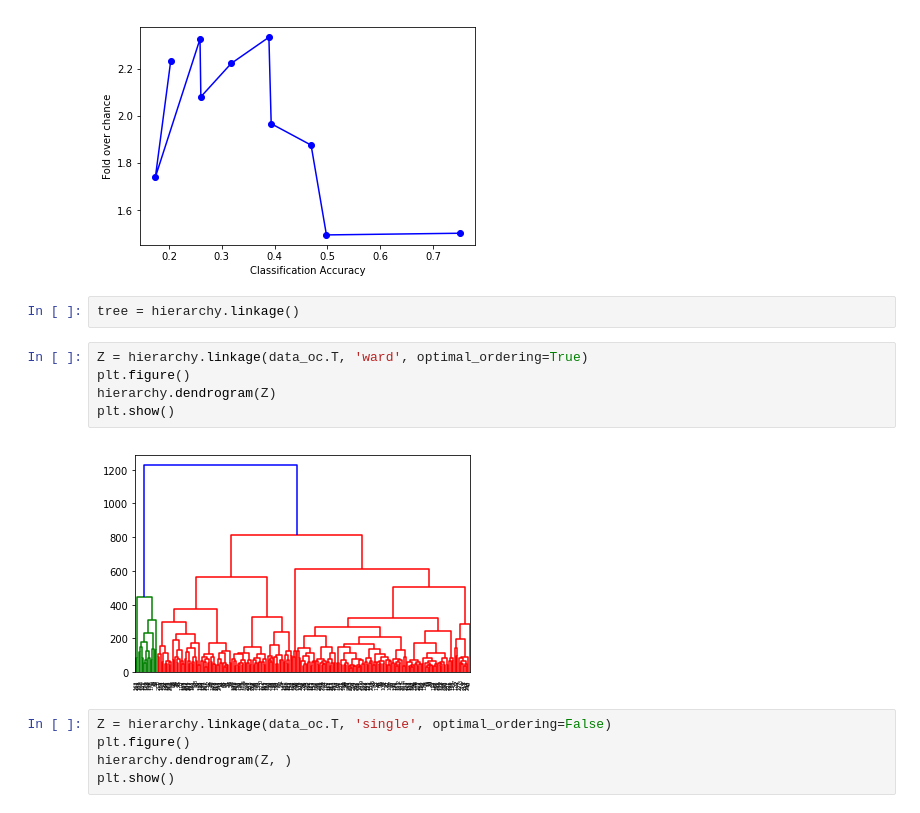
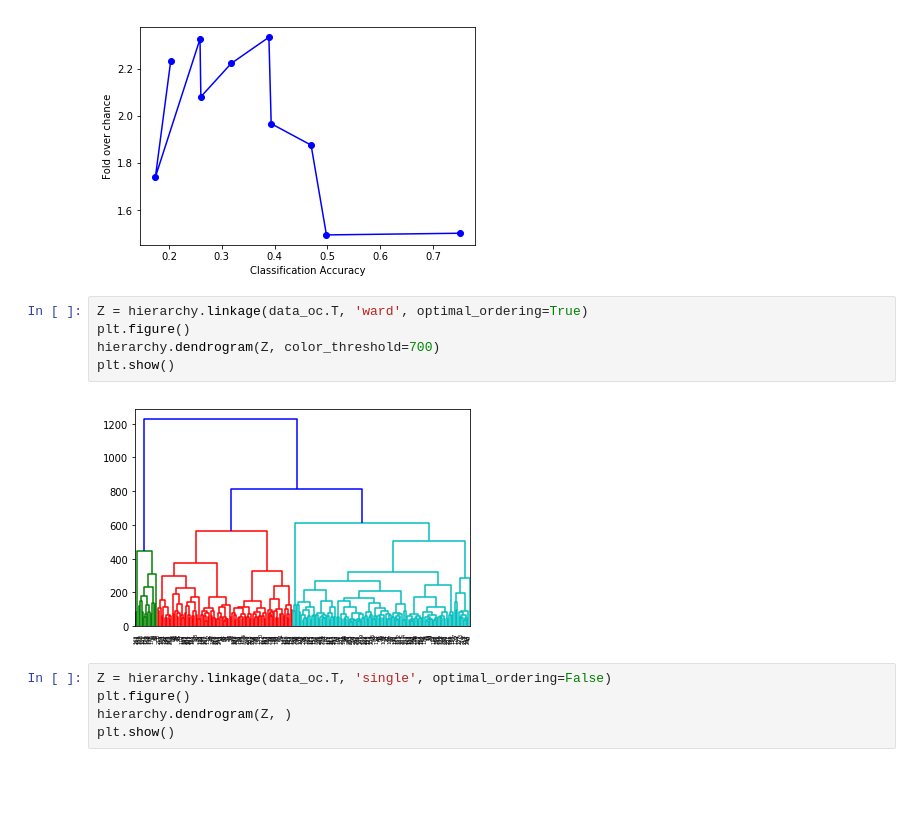
Before and after one commit to BouchardLab/ML_4_prec_prognosis, a Jupyter notebook: bin/outcome_clustering_plot.ipynb, the cells around one changed output. Drawn from its saved outputs; the diff is of its cells as text; blank space fills up the shorter version.

```diff
--- a/bin/outcome_clustering_plot.ipynb
+++ b/bin/outcome_clustering_plot.ipynb
@@ -112,15 +121,13 @@ plt.savefig('/Users/ahyeon/Desktop/activ/bin/filtered_acc_vs_filtered_norm_acc.p
 plt.show()
 # %% [output]
 [figure]
-# %%
-tree = hierarchy.linkage()
 # %%
 Z = hierarchy.linkage(data_oc.T, 'ward', optimal_ordering=True)
 plt.figure()
-hierarchy.dendrogram(Z)
+hierarchy.dendrogram(Z, color_threshold=700)
 plt.show()
 # %% [output]
-[figure, old version]
+[figure, new version]
 # %%
 Z = hierarchy.linkage(data_oc.T, 'single', optimal_ordering=False)
 plt.figure()
```
Also changed, not shown: parts of 10 cells of this notebook, 2 other files.
